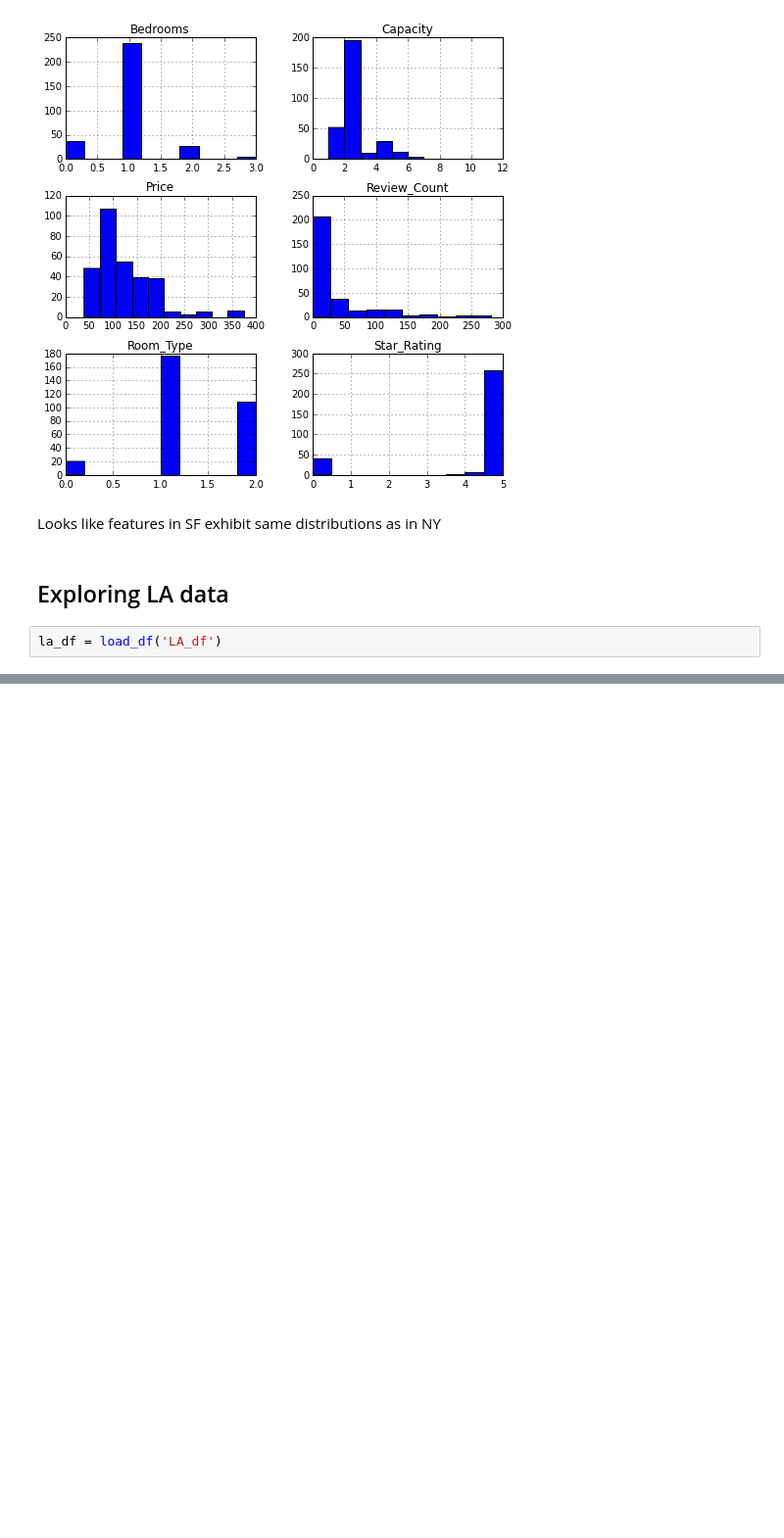
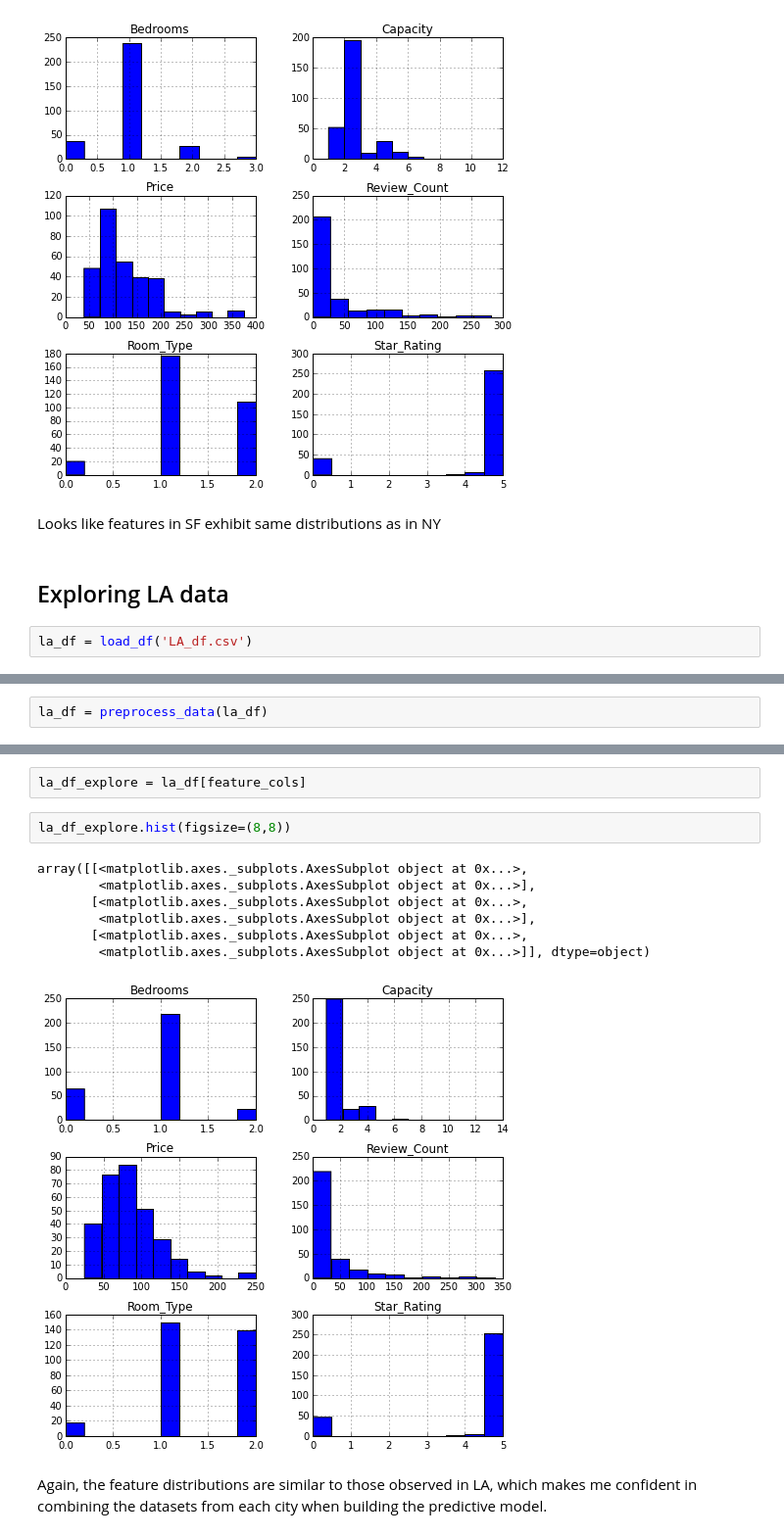
Before and after one commit to peacing/bkds-datachallenge-singman-paul, a Jupyter notebook: case-study-explore.ipynb, the cells around one changed output, grey strips where cells are left out. Shown: that part at 98% size. Drawn from its saved outputs; the diff is of its cells as text; blank space fills up the shorter version.

```diff
--- a/case-study-explore.ipynb
+++ b/case-study-explore.ipynb
@@ -403,4 +403,4 @@ Looks like features in SF exhibit same distributions as in NY
 # %% [markdown]
 ## Exploring LA data
 # %%
-la_df = load_df('LA_df')
+la_df = load_df('LA_df.csv')
@@ -406,0 +436,2 @@ la_df = load_df('LA_df')
+# %%
+la_df = preprocess_data(la_df)
@@ -406,0 +450,14 @@ la_df = load_df('LA_df')
+# %%
+la_df_explore = la_df[feature_cols]
+# %%
+la_df_explore.hist(figsize=(8,8))
+# %% [output]
+array([[<matplotlib.axes._subplots.AxesSubplot object at 0x...>,
+        <matplotlib.axes._subplots.AxesSubplot object at 0x...>],
+       [<matplotlib.axes._subplots.AxesSubplot object at 0x...>,
+        <matplotlib.axes._subplots.AxesSubplot object at 0x...>],
+       [<matplotlib.axes._subplots.AxesSubplot object at 0x...>,
+        <matplotlib.axes._subplots.AxesSubplot object at 0x...>]], dtype=object)
+[figure, added]
+# %% [markdown]
+Again, the feature distributions are similar to those observed in LA, which makes me confident in combining the datasets from each city when building the predictive model.
```
Also changed, not shown: parts of 4 cells of this notebook.
